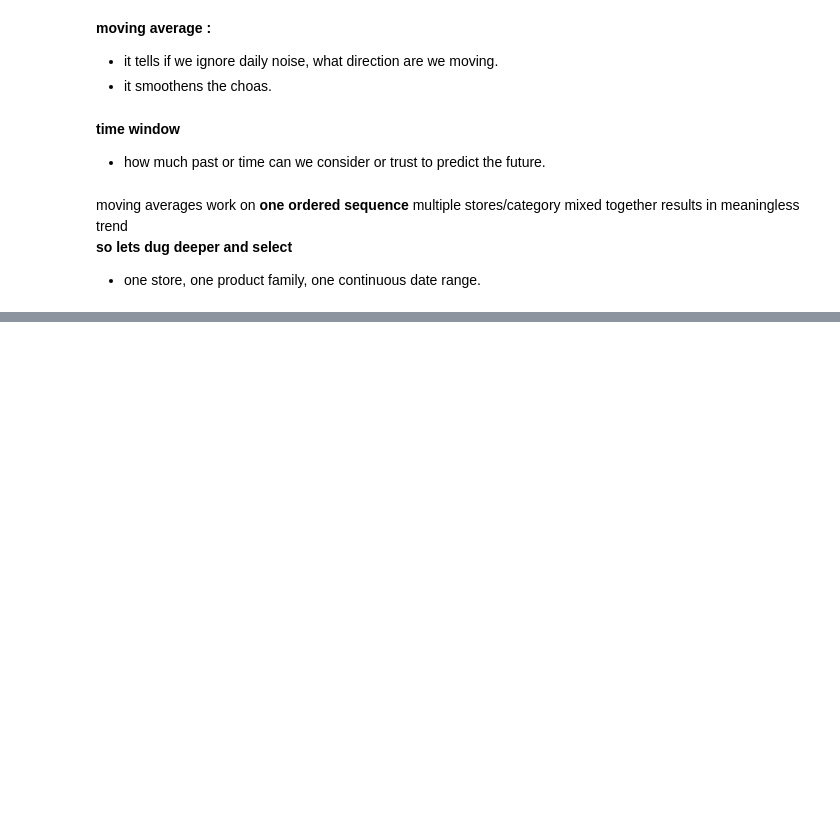
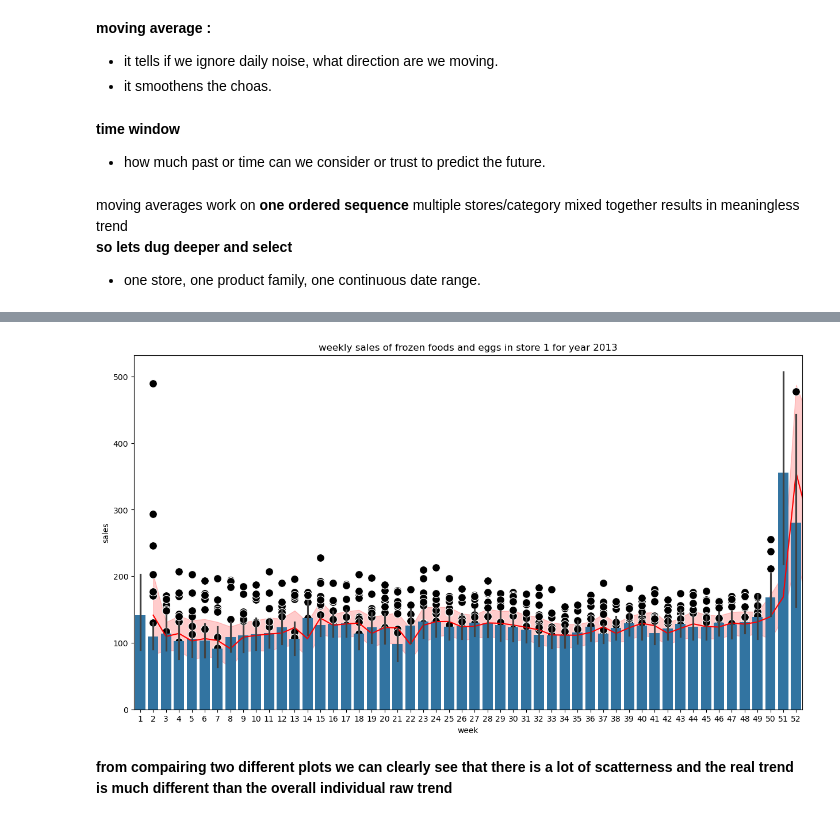
Before and after one commit to Sangam-Basnet/Internboot_projects, a Jupyter notebook: simple Sales Forecasting with moving Average.ipynb, the cells around one changed output, grey strips where cells are left out. Saved outputs shown, nothing was run; the diff lists cells and outputs as text; code cells hidden in the pictures; blank space fills up the shorter version.

```diff
--- a/simple Sales Forecasting with moving Average.ipynb
+++ b/simple Sales Forecasting with moving Average.ipynb
@@ -76,0 +118,7 @@ moving averages work on **one ordered sequence**  multiple stores/category mixed
+# %%
+data2 = df[(df['year'] == 2013) & (df['store_nbr'] == 1)].reset_index(drop=True)
+
+new_family = ['FROZEN FOODS', 'EGGS']
+data2 = data2[(data2['family'].isin(new_family))].reset_index(drop=True)
+data2 = data2.drop(columns=['date', 'store_nbr', 'family', 'onpromotion', 'month', 'year', 'id'])
+print(data2.head(20))
@@ -76,0 +143,11 @@ moving averages work on **one ordered sequence**  multiple stores/category mixed
+# %%
+plt.figure(figsize=(15,8))
+sns.lineplot(data=data2,x='week', y='sales', color='red')
+sns.scatterplot(data=data2, x='week', y='sales', color='black', s=100, marker='o')
+sns.barplot(data=data2, x='week', y='sales')
+plt.title('weekly sales of frozen foods and eggs in store 1 for year 2013')
+plt.show()
+# %% [output]
+[figure, added]
+# %% [markdown]
+**from compairing two different plots we can clearly see that there is a lot of scatterness and the real trend is much different than the overall individual raw trend**
```
Also changed, not shown: parts of 7 cells of this notebook.
